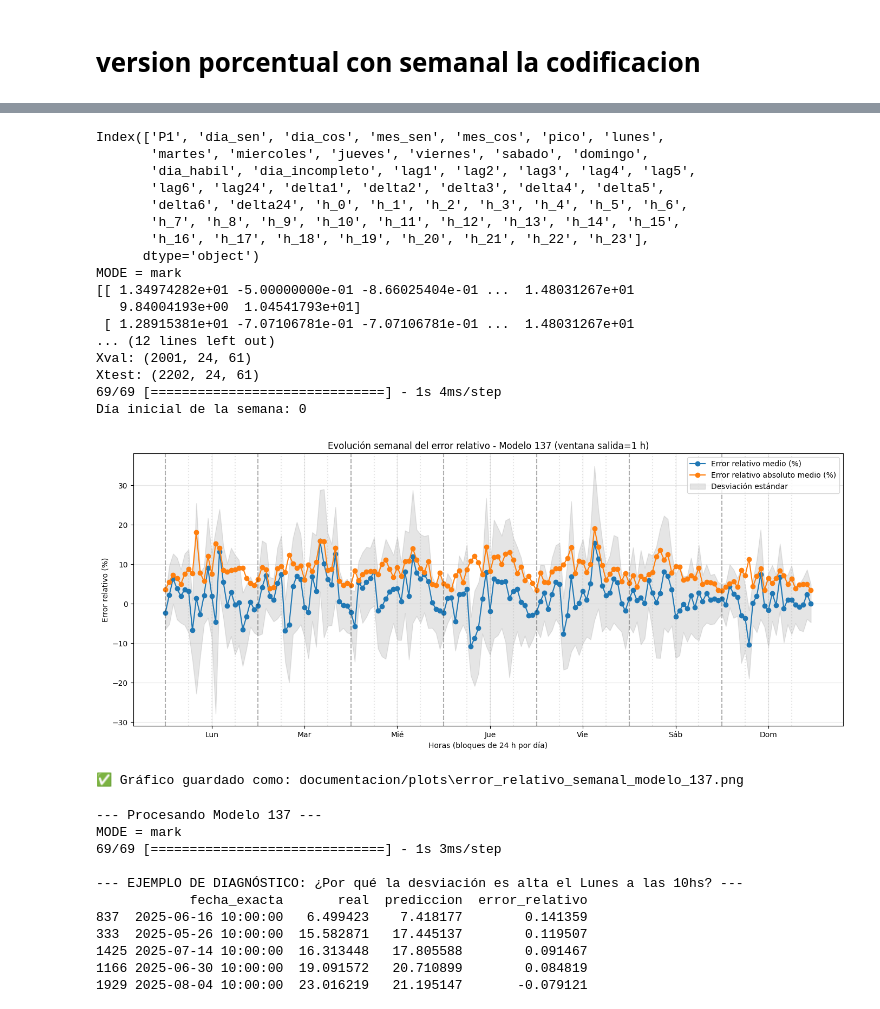
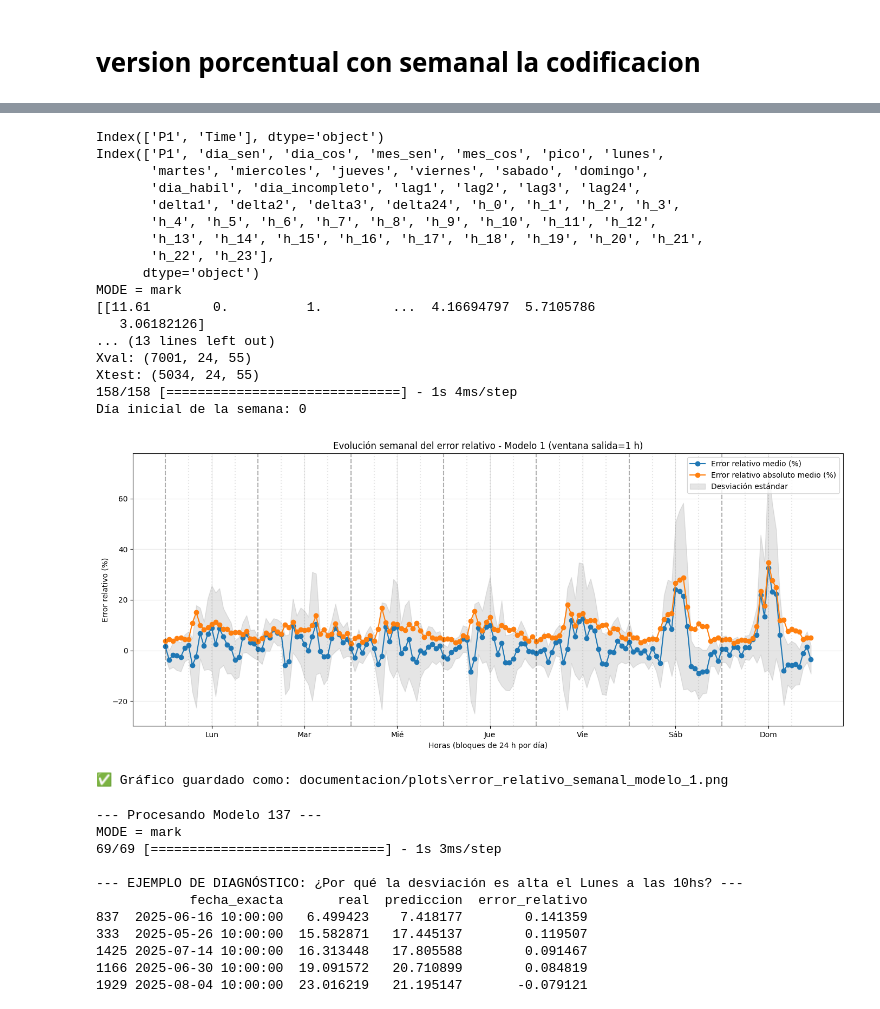
Before and after one commit to jorgeturi/publicacion, a Jupyter notebook: main final_revisado.ipynb, the cells around one changed output, grey strips where cells are left out. Saved outputs shown, nothing was run; the diff lists cells and outputs as text; code cells hidden in the pictures.

```diff
--- a/main final_revisado.ipynb
+++ b/main final_revisado.ipynb
@@ -357,12 +353,12 @@ def cargar_datos_especificos_nuevo2_semanal(
 from red_principal import *  # para usar y guardar
 from sklearn.preprocessing import StandardScaler
 
-COMENTARIO = "base 2lstm con ciclico y hubber"
+COMENTARIO = "test no valido"
 BATCH_SIZE = 16
 EPOCAS = 300
 PACIENCIA_EARLY = 10
 
-PICO_CONSIDERABLE = 3
+PICO_CONSIDERABLE = 5
 UMBRAL_CONSIDERACION_DIA = 13
 MEZCLA_TRAIN = 0
 
@@ -380,6 +376,7 @@ if __name__ == "__main__":
     horas = [0,1,2,3,4,5,6,7,8,9,10,11,12,13,14,15,16,17,18,19,20,21,22,23]  # Ejemplo de horas
 
     df = cargar_datos_especificos_nuevo2_semanal('potencia.csv', dias_semanales=dias, horas=horas)
+    df = df.drop(df.loc["2021-12-7":"2022-3-12"].index)
     df = df.drop(df.loc["2022-12-7":"2023-3-12"].index)
     df = df.drop(df.loc["2023-12-7":"2024-3-12"].index)
     df = df.drop(df.loc["2024-12-7":"2025-3-12"].index)
@@ -397,19 +394,19 @@ if __name__ == "__main__":
 
     # --- DEFINICIÓN DE LOS LÍMITES SOBRE EL DF (IGUAL QUE ANTES) ---
     inicio_train = 0
-    fin_train = 10000
+    fin_train = 12900
 
     FECHA_INICIO_TRAIN = df.index[inicio_train]
     FECHA_FIN_TRAIN    = df.index[fin_train]
 
     inicio_val = fin_train + 1
-    fin_val    = fin_train + 1 + 2500#9000#2000
+    fin_val    = fin_train + 1 + 6500#9000#2000
 
     FECHA_INICIO_VAL = df.index[inicio_val]
     FECHA_FIN_VAL    = df.index[fin_val]
 
     inicio_test = fin_val + 1 #2200
-    fin_test = min(inicio_test + 1 + 2500, len(df)-1)
+    fin_test = min(inicio_test + 1 + 8000, len(df)-1)
 
     FECHA_INICIO_TEST = df.index[inicio_test]
     FECHA_FIN_TEST    = df.index[fin_test]
@@ -869,8 +908,8 @@ model.add(Dense(ytrain.shape[1]))
     # Compilar el modelo con el optimizador personalizado
 #optimizer = Adam(learning_rate=lr_schedule, clipnorm=1)
 #model.compile(optimizer=optimizer, loss=MeanAbsolutePercentageError())
-loss = tf.keras.losses.Huber(delta=1.0)
-model.compile(optimizer='adam', loss=loss)
+#loss = tf.keras.losses.Huber(delta=1.0)
+model.compile(optimizer='adam', loss="mse")
 
 
 #model.compile(
@@ -1341,7 +1575,7 @@ def preparar_datos_test(ventana_entrada, ventana_salida):
         'potencia.csv', dias_semanales=dias, horas=horas
     )
     # eliminar rangos estacionales
-    for y in ["2022", "2023", "2024"]:
+    for y in ["2021","2022", "2023", "2024"]:
         df = df.drop(df.loc[f"{y}-12-7":f"{int(y)+1}-3-12"].index, errors='ignore')
     X, y, kept_indices = crear_ventana_nuevo_lags_dft(df, ventana_entrada, ventana_salida)
 
@@ -1351,19 +1585,19 @@ def preparar_datos_test(ventana_entrada, ventana_salida):
 
     # --- DEFINICIÓN DE LOS LÍMITES SOBRE EL DF (IGUAL QUE ANTES) ---
     inicio_train = 0
-    fin_train = 12000
+    fin_train = 12900
 
     FECHA_INICIO_TRAIN = df.index[inicio_train]
     FECHA_FIN_TRAIN    = df.index[fin_train]
 
     inicio_val = fin_train + 1
-    fin_val    = fin_train + 1 + 2000
+    fin_val    = fin_train + 1 + 7000
 
     FECHA_INICIO_VAL = df.index[inicio_val]
     FECHA_FIN_VAL    = df.index[fin_val]
 
     inicio_test = fin_val + 1 #2200
-    fin_test = min(inicio_test + 1 + 2200, len(df)-1)
+    fin_test = min(inicio_test + 1 + 8000, len(df)-1)
 
     FECHA_INICIO_TEST = df.index[inicio_test]
     FECHA_FIN_TEST    = df.index[fin_test]
@@ -1539,5 +1773,5 @@ def generar_predicciones(id_modelo):
 # EJECUCIÓN
 # ==========================================================
 if __name__ == "__main__":
-    errores_por_ventana, errores_por_hora = generar_predicciones(137)
+    errores_por_ventana, errores_por_hora = generar_predicciones(1)
 # %% [output]
@@ -1603,7 +1837,7 @@ def preparar_datos_test(ventana_entrada, ventana_salida, mediciones_previas=1):
     )
     print(df.columns)
     # eliminar rangos estacionales
-    for y in ["2022", "2023", "2024"]:
+    for y in ["2021","2022", "2023", "2024"]:
         df = df.drop(df.loc[f"{y}-12-7":f"{int(y)+1}-3-12"].index, errors='ignore')
     X, y, kept_indices = crear_ventana_nuevo_lags_dft(df, ventana_entrada, ventana_salida)
     print(X[0])
@@ -1613,19 +1847,19 @@ def preparar_datos_test(ventana_entrada, ventana_salida, mediciones_previas=1):
 
     # --- DEFINICIÓN DE LOS LÍMITES SOBRE EL DF (IGUAL QUE ANTES) ---
     inicio_train = 0
-    fin_train = 12000#12000
+    fin_train = 12900#12000
 
     FECHA_INICIO_TRAIN = df.index[inicio_train]
     FECHA_FIN_TRAIN    = df.index[fin_train]
 
     inicio_val = fin_train + 1
-    fin_val    = fin_train + 1 + 2000#2000
+    fin_val    = fin_train + 1 + 7000#2000
 
     FECHA_INICIO_VAL = df.index[inicio_val]
     FECHA_FIN_VAL    = df.index[fin_val]
 
     inicio_test = fin_val + 1 #2200
-    fin_test = min(inicio_test + 1 + 2200, len(df)-1)
+    fin_test = min(inicio_test + 1 + 8000, len(df)-1)
 
     FECHA_INICIO_TEST = df.index[inicio_test]
     FECHA_FIN_TEST    = df.index[fin_test]
@@ -1800,48 +2034,48 @@ def generar_predicciones(id_modelo):
         labels=dias_labels
     )
 
     plt.title(f"Evolución semanal del error relativo - Modelo {id_modelo} (ventana salida={vs} h)")
     plt.xlabel("Horas (bloques de 24 h por día)")
     plt.ylabel("Error relativo (%)")
     plt.grid(True, alpha=0.3)
     plt.legend()
     plt.tight_layout()
 
 #Guardar figura
     os.makedirs("documentacion/plots", exist_ok=True)
     nombre_archivo = os.path.join("documentacion/plots", f"error_relativo_semanal_modelo_{id_modelo}.png")
     plt.savefig(nombre_archivo, dpi=300, bbox_inches="tight")
     plt.show()
 
     print(f"✅ Gráfico guardado como: {nombre_archivo}")
     return errores_por_dia_hora
 
 
 # ==========================================================
 # EJECUCIÓN
 # ==========================================================
 if __name__ == "__main__":
-    errores_por_dia_hora = generar_predicciones(137)
+    errores_por_dia_hora = generar_predicciones(1)
 # %% [output]
+Index(['P1', 'Time'], dtype='object')
 Index(['P1', 'dia_sen', 'dia_cos', 'mes_sen', 'mes_cos', 'pico', 'lunes',
        'martes', 'miercoles', 'jueves', 'viernes', 'sabado', 'domingo',
-       'dia_habil', 'dia_incompleto', 'lag1', 'lag2', 'lag3', 'lag4', 'lag5',
-       'lag6', 'lag24', 'delta1', 'delta2', 'delta3', 'delta4', 'delta5',
-       'delta6', 'delta24', 'h_0', 'h_1', 'h_2', 'h_3', 'h_4', 'h_5', 'h_6',
-       'h_7', 'h_8', 'h_9', 'h_10', 'h_11', 'h_12', 'h_13', 'h_14', 'h_15',
-       'h_16', 'h_17', 'h_18', 'h_19', 'h_20', 'h_21', 'h_22', 'h_23'],
+       'dia_habil', 'dia_incompleto', 'lag1', 'lag2', 'lag3', 'lag24',
+       'delta1', 'delta2', 'delta3', 'delta24', 'h_0', 'h_1', 'h_2', 'h_3',
+       'h_4', 'h_5', 'h_6', 'h_7', 'h_8', 'h_9', 'h_10', 'h_11', 'h_12',
+       'h_13', 'h_14', 'h_15', 'h_16', 'h_17', 'h_18', 'h_19', 'h_20', 'h_21',
+       'h_22', 'h_23'],
       dtype='object')
 MODE = mark
-[[ 1.34974282e+01 -5.00000000e-01 -8.66025404e-01 ...  1.48031267e+01
-   9.84004193e+00  1.04541793e+01]
- [ 1.28915381e+01 -7.07106781e-01 -7.07106781e-01 ...  1.48031267e+01
-... (12 lines left out)
-Xval: (2001, 24, 61)
-Xtest: (2202, 24, 61)
-69/69 [==============================] - 1s 4ms/step
+[[11.61        0.          1.         ...  4.16694797  5.7105786
+   3.06182126]
+... (13 lines left out)
+Xval: (7001, 24, 55)
+Xtest: (5034, 24, 55)
+158/158 [==============================] - 1s 4ms/step
 Día inicial de la semana: 0
-[figure, old version]
+[figure, new version]
-✅ Gráfico guardado como: documentacion/plots\error_relativo_semanal_modelo_137.png
+✅ Gráfico guardado como: documentacion/plots\error_relativo_semanal_modelo_1.png
 # %%
 import os
 import pickle
```
Also changed, not shown: parts of 21 cells of this notebook, 1 other file.
